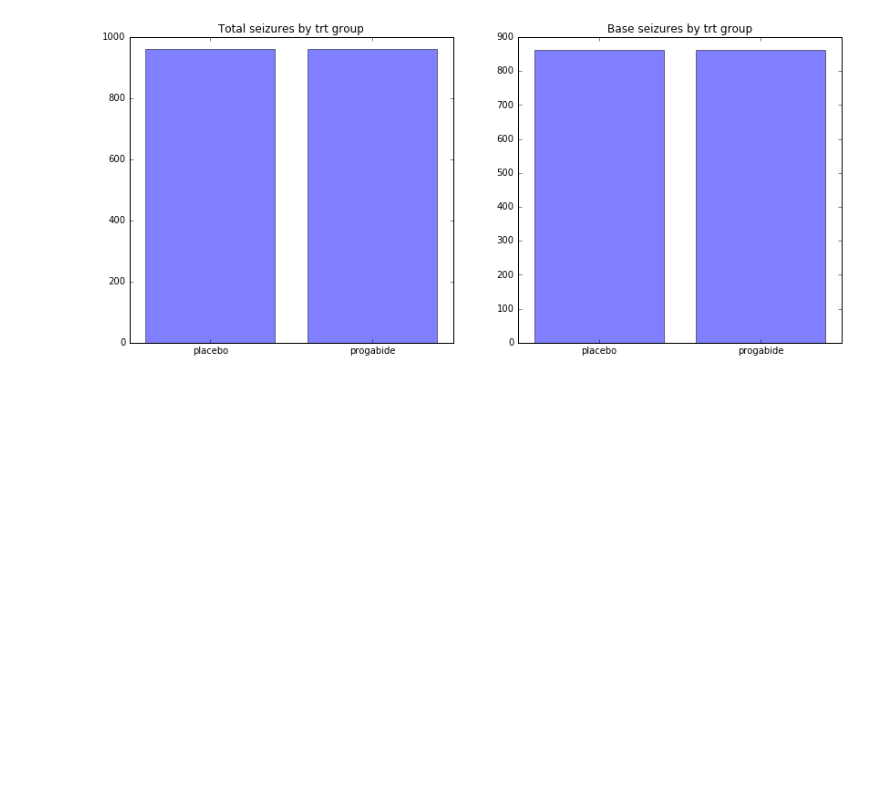
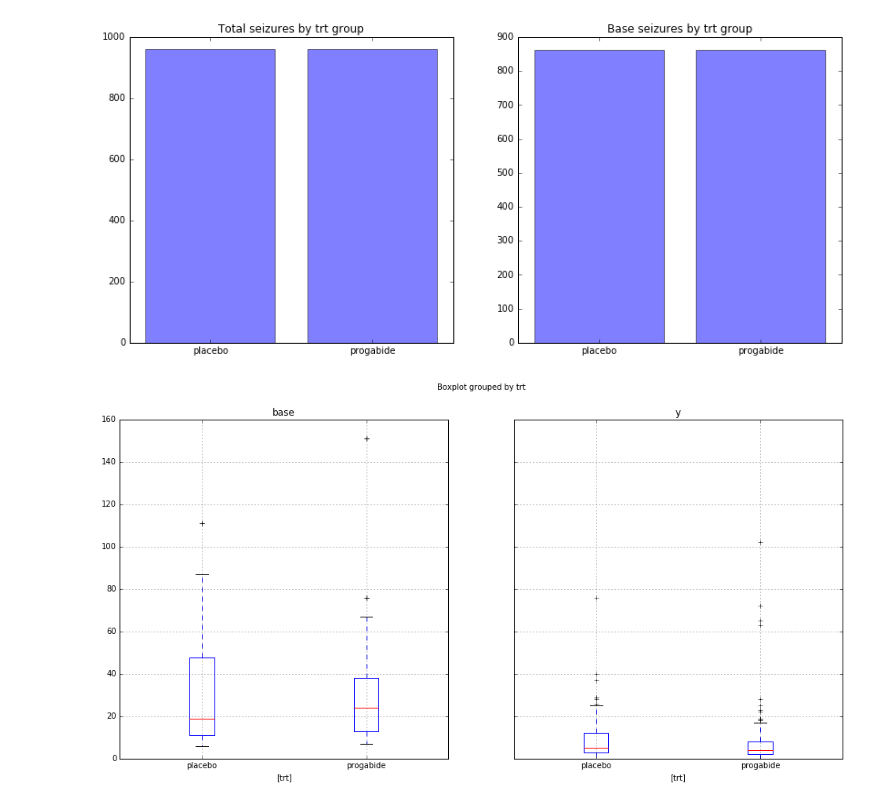
Before and after one commit to fbecerra/seizuresandepilepsy, a Jupyter notebook: explore_epil_data.ipynb, the cells around one changed output. Drawn from its saved outputs; the diff is of its cells as text; code cells hidden in the pictures; blank space fills up the shorter version.

```diff
--- a/explore_epil_data.ipynb
+++ b/explore_epil_data.ipynb
@@ -113,3 +121,8 @@ ax[1].set_title('Base seizures by trt group')
 plt.show()
 # %% [output]
 [figure]
+# %%
+epil_df[['trt', 'y', 'base']].boxplot(figsize=(16,8), by='trt')
+plt.show()
+# %% [output]
+[figure, added]
```
Also changed, not shown: parts of 2 cells of this notebook, 1 other file.
